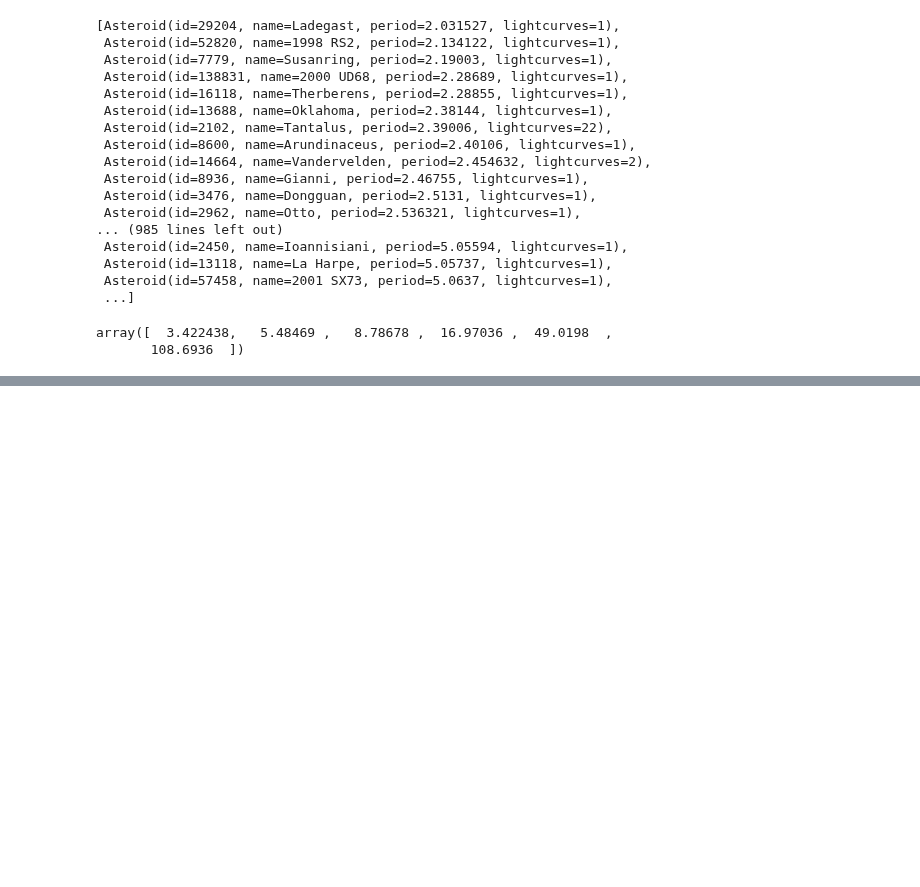
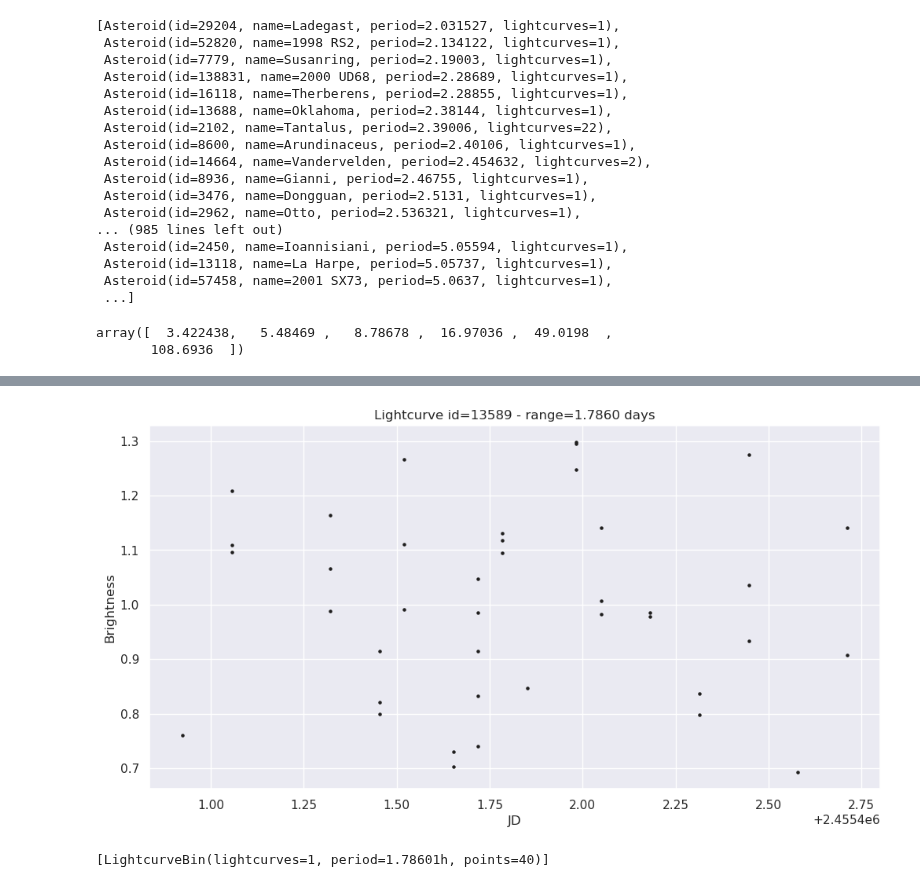
Before and after one commit to Vosloo/asteroid-lightcurves, a Jupyter notebook: notebooks/stats.ipynb, the cells around one changed output, grey strips where cells are left out. Saved outputs shown, nothing was run; the diff lists cells and outputs as text; code cells hidden in the pictures; blank space fills up the shorter version.

```diff
--- a/notebooks/stats.ipynb
+++ b/notebooks/stats.ipynb
@@ -75,11 +77,17 @@ splitted
+# %%
+lightcurve_plotter.plot_lightcurves(splitted, split_plots=True)
+# %% [output]
+[figure, added]
 # %%
 bins = lightcurve_binner.bin_lightcurves(
     splitted,
     max_time_diff=45,
-    binning_method=BinningMethodEnum.LAST_TO_FIRST_DIFF,
+    binning_method=BinningMethodEnum.FIRST_TO_FIRST_DIFF,
 )
 bins = sorted(bins, key=lambda bin: bin.points_count, reverse=True)
 bins
+# %% [output]
+[LightcurveBin(lightcurves=1, period=1.78601h, points=40)]
 # %%
 _bin = bins[0]
 lightcurve_plotter.plot_lightcurves(_bin, split_plots=False)
```
Also changed, not shown: parts of 5 cells of this notebook, 4 other files.
